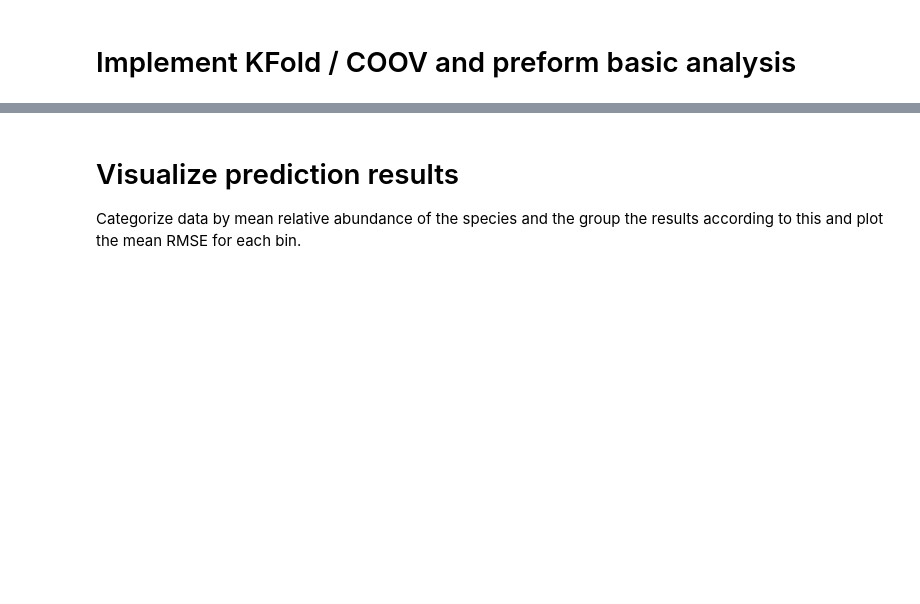
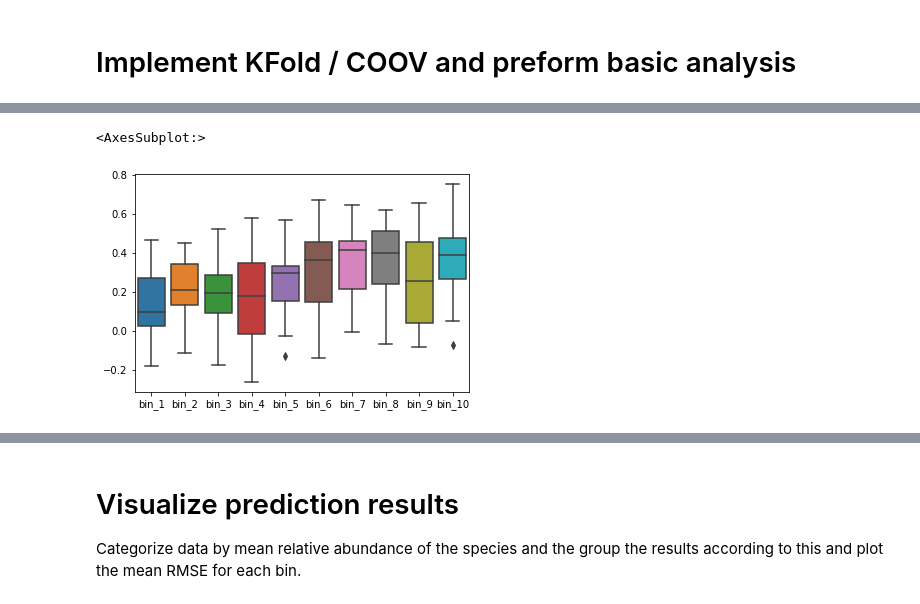
Before and after one commit to dhadas/microbiome_imputation, a Jupyter notebook: Fransoze_Basic_signal_Scaleup.ipynb, the cells around one changed output, grey strips where cells are left out. Saved outputs shown, nothing was run; the diff lists cells and outputs as text; code cells hidden in the pictures; blank space fills up the shorter version.

Commit message:
Updated predict_species.py and others.

```diff
--- a/Fransoze_Basic_signal_Scaleup.ipynb
+++ b/Fransoze_Basic_signal_Scaleup.ipynb
@@ -313,0 +341,4 @@ rmse_df.head(10)
+# %%
+import glob
+rmse_df = pd.read_csv(f'{out_path}/rmse_{K}fold_cv_transformed.csv', index_col = 0)
+preds_dict = {filename.split('/')[-1].split('_preds')[0] : pd.read_csv(filename, index_col =0) for filename in glob.glob(f'{out_path}/fold_*')}
@@ -313,0 +540,16 @@ rmse_df.head(10)
+# %%
+def folds_to_full_df(preds_dict):
+
+    folds_list = [fold_preds for fold_preds in preds_dict.values()]
+    return pd.concat(folds_list)
+# %%
+predicted_df = folds_to_full_df(preds_dict)
+# %%
+from sklearn.preprocessing import normalize
+predicted_df = predicted_df.apply(lambda x: np.power(10, -x))
+
+predicted_df[predicted_df.columns] = normalize(predicted_df, axis = 1, norm='l1')
+predicted_df
+#         res = df.copy()
+#         res[df.columns] =/ normalize(df, axis = 1, norm='l1')
+#         preds_dict_normalized[fold] = res
@@ -313,0 +627,28 @@ rmse_df.head(10)
+# %%
+NUM_BINS = 10
+labels=[f'bin_{i}' for i in range(1, NUM_BINS+1)]
+bins = pd.qcut(Y.mean(axis = 0), q = NUM_BINS, labels = labels) # High bin = High abundance
+
+corrs = {}
+for col in Y.items():
+#     print(col[1].head(5))
+#     print(predicted_df.loc[:,col[0]].head(5))
+#     print(bins[col[0]])
+    _corr = col[1].corr(predicted_df.loc[:,col[0]], method='spearman')
+    corrs[col[0]] = _corr
+
+corrs_series = pd.Series(corrs)
+
+
+
+sns.boxplot(x = bins, y = corrs_series)
+
+# plt.show()
+# fold_cols = [col for col in list(rmse_df.columns) if col.startswith('fold')]
+# rmse_df['mean_rmse'] = rmse_df[fold_cols].mean(axis = 1)
+
+# sns.boxplot(data=rmse_df, x = bins, y = 'mean_rmse', )
+# plt.show()
+# %% [output]
+<AxesSubplot:>
+[figure, added]
```
Also changed, not shown: parts of 84 cells of this notebook, 10 other files.
